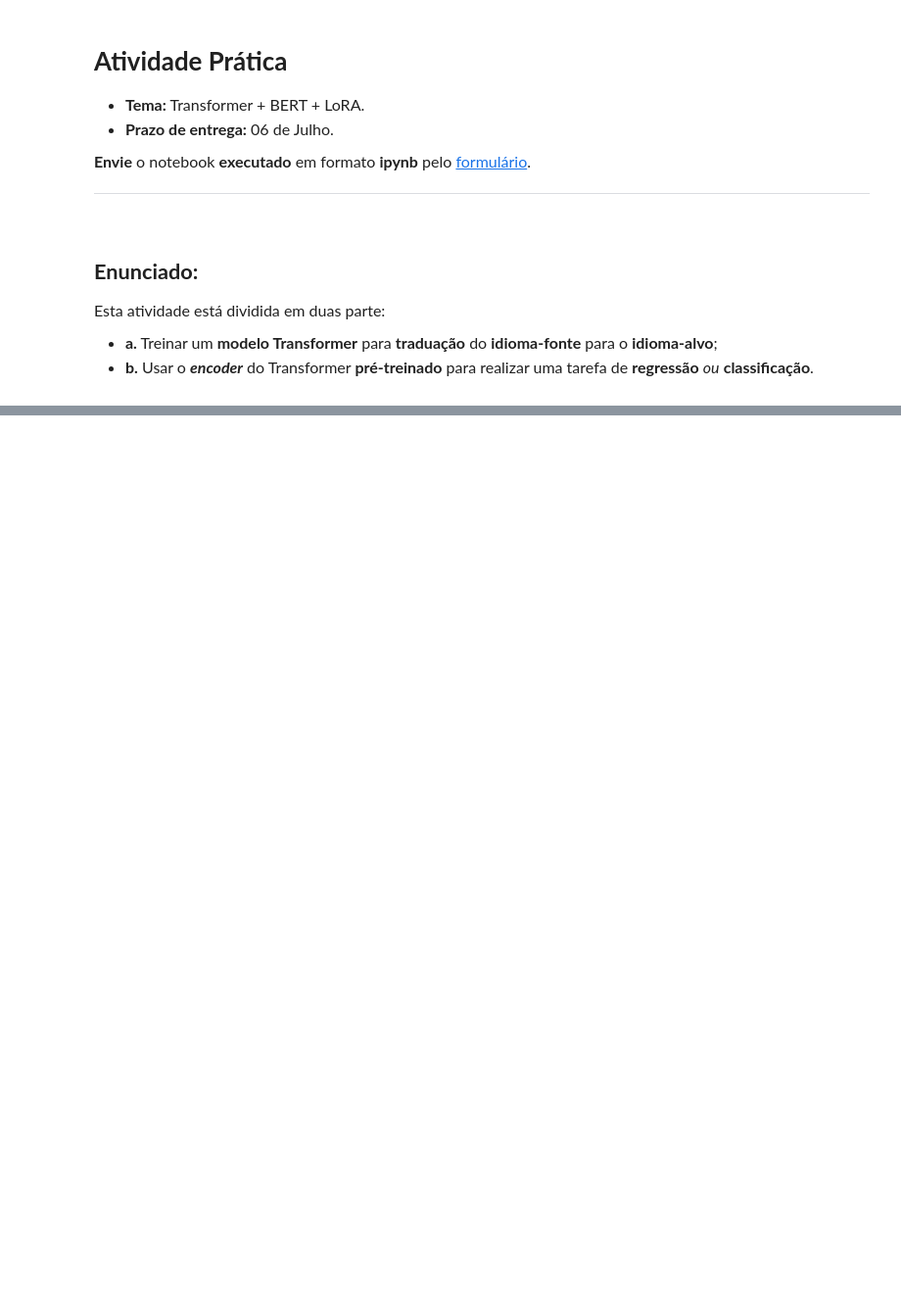
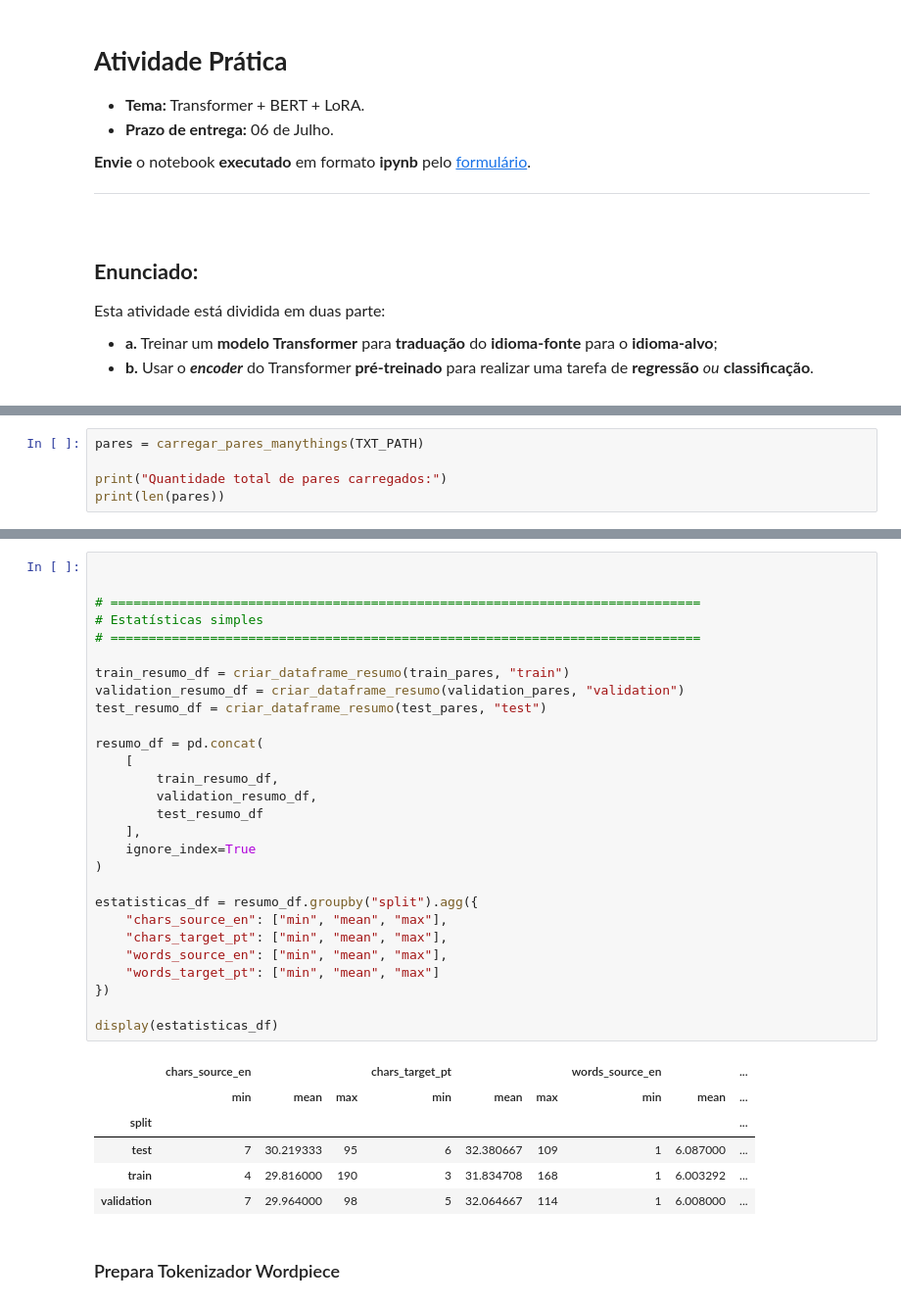
Before and after one commit to gilcesarf/imd1107-202601, a Jupyter notebook: 3-unidade/atividade5a.ipynb, the cells around one changed output, grey strips where cells are left out. Shown at 98% size. Saved outputs shown, nothing was run; the diff lists cells and outputs as text; blank space fills up the shorter version.

```diff
--- a/3-unidade/atividade5a.ipynb
+++ b/3-unidade/atividade5a.ipynb
@@ -38,0 +224,5 @@ Esta atividade está dividida em duas parte:
+# %%
+pares = carregar_pares_manythings(TXT_PATH)
+
+print("Quantidade total de pares carregados:")
+print(len(pares))
@@ -38,0 +371,37 @@ Esta atividade está dividida em duas parte:
+# %%
+
+
+# =============================================================================
+# Estatísticas simples
+# =============================================================================
+
+train_resumo_df = criar_dataframe_resumo(train_pares, "train")
+validation_resumo_df = criar_dataframe_resumo(validation_pares, "validation")
+test_resumo_df = criar_dataframe_resumo(test_pares, "test")
+
+resumo_df = pd.concat(
+    [
+        train_resumo_df,
+        validation_resumo_df,
+        test_resumo_df
+    ],
+    ignore_index=True
+)
+
+estatisticas_df = resumo_df.groupby("split").agg({
+    "chars_source_en": ["min", "mean", "max"],
+    "chars_target_pt": ["min", "mean", "max"],
+    "words_source_en": ["min", "mean", "max"],
+    "words_target_pt": ["min", "mean", "max"]
+})
+
+display(estatisticas_df)
+# %% [output]
+|  | chars_source_en |  |  | chars_target_pt |  |  | words_source_en |  | ... |
+|  | min | mean | max | min | mean | max | min | mean | ... |
+| split |  |  |  |  |  |  |  |  | ... |
+| test | 7 | 30.219333 | 95 | 6 | 32.380667 | 109 | 1 | 6.087000 | ... |
+| train | 4 | 29.816000 | 190 | 3 | 31.834708 | 168 | 1 | 6.003292 | ... |
+| validation | 7 | 29.964000 | 98 | 5 | 32.064667 | 114 | 1 | 6.008000 | ... |
+# %% [markdown]
+### Prepara Tokenizador Wordpiece
```
Also changed, not shown: parts of 45 cells of this notebook, 7 other files.
